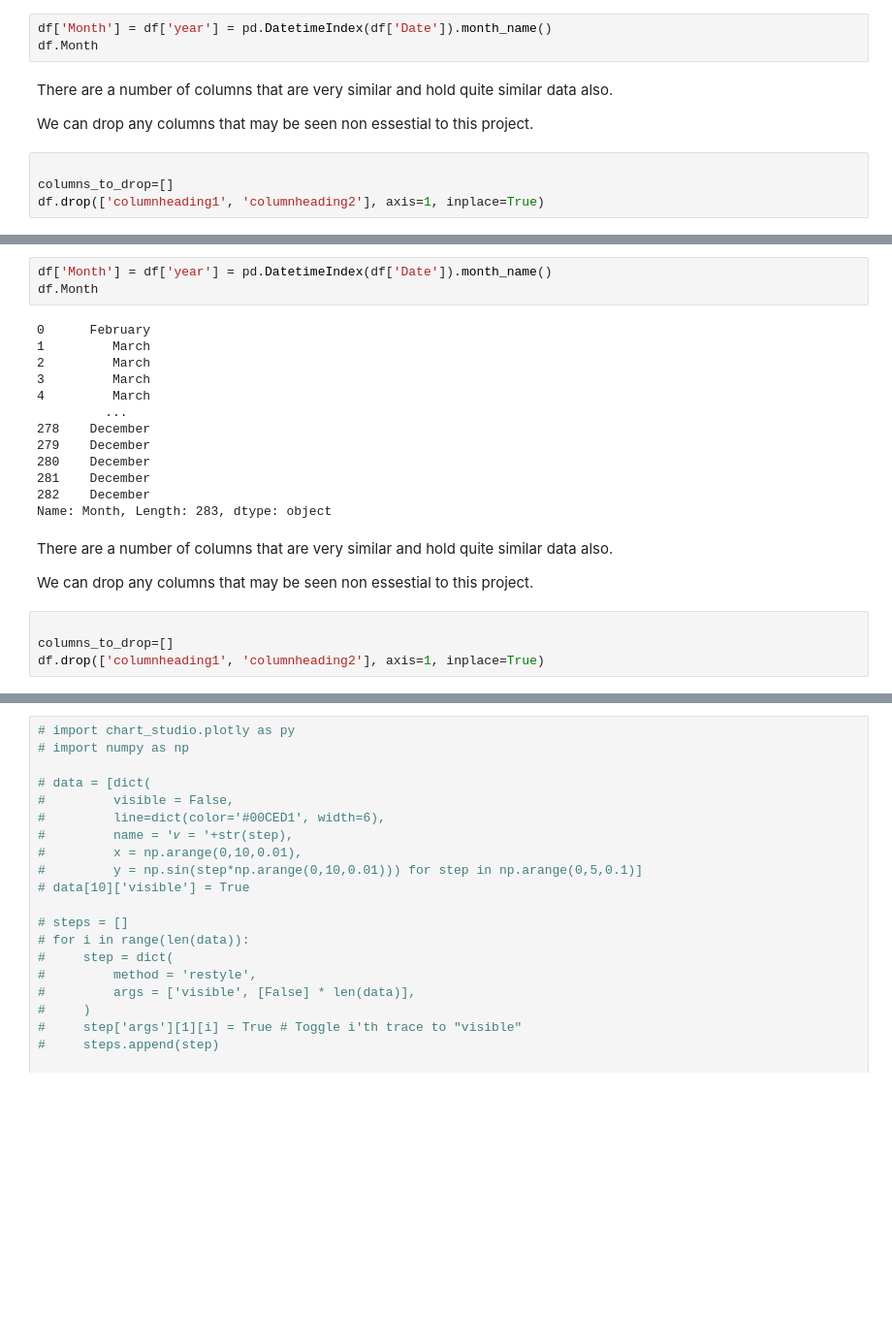
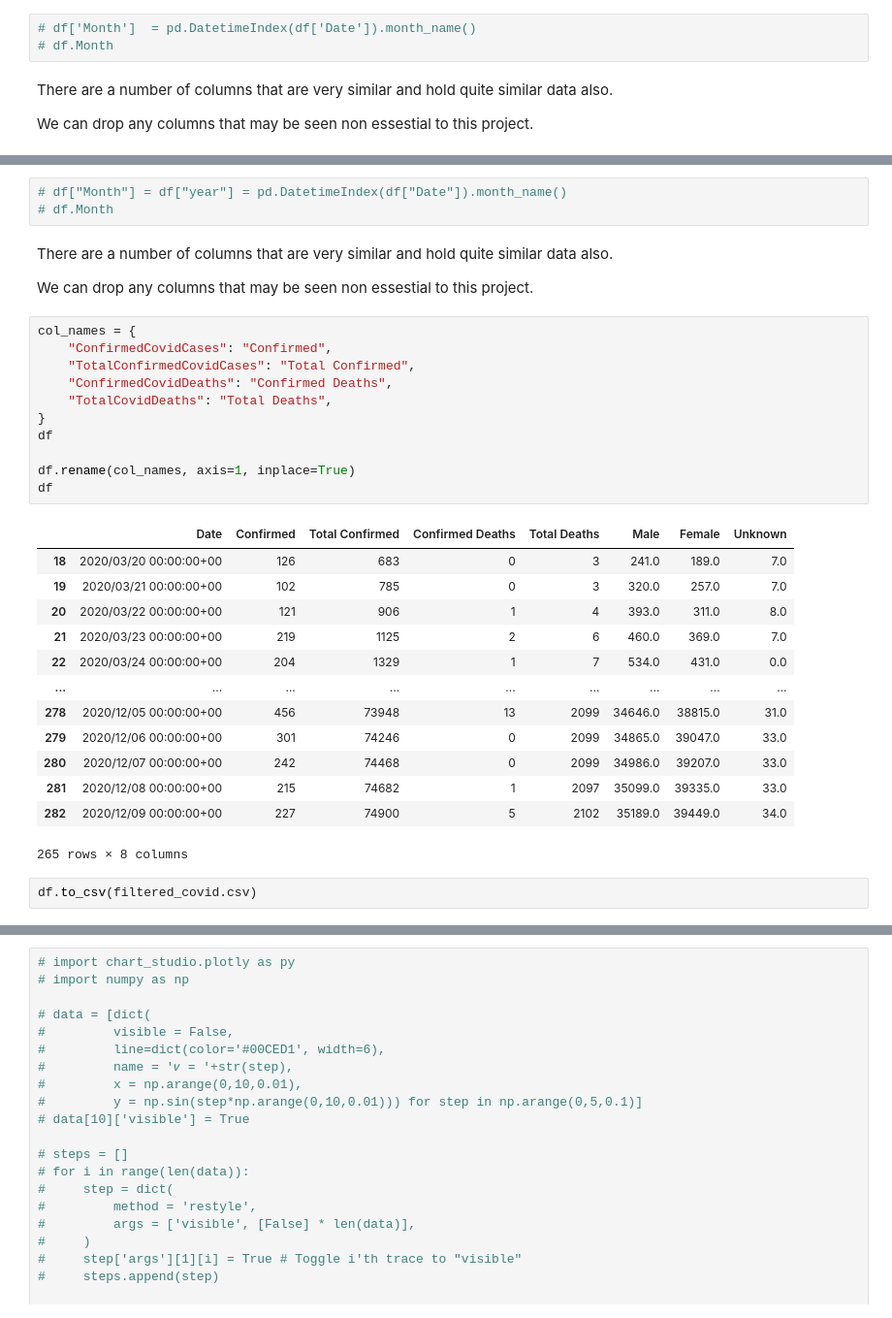
Before and after one commit to bhoy-troy/Plotly-Flask, a Jupyter notebook: notebooks/covid1.ipynb, the cells around one changed output, grey strips where cells are left out. Shown at 97% size. Saved outputs shown, nothing was run; the diff lists cells and outputs as text; blank space fills up the shorter version.

```diff
--- a/notebooks/covid1.ipynb
+++ b/notebooks/covid1.ipynb
@@ -136,11 +154,7 @@ Lets add a month column
 # %%
-df['Month'] = df['year'] = pd.DatetimeIndex(df['Date']).month_name()
-df.Month
+# df['Month']  = pd.DatetimeIndex(df['Date']).month_name()
+# df.Month
 # %% [markdown]
 There are a number of columns that are very similar and hold quite similar data also.
 
 We can drop any columns that may be seen non essestial to this project.
-# %%
-
-columns_to_drop=[]
-df.drop(['columnheading1', 'columnheading2'], axis=1, inplace=True)
@@ -182,24 +202,34 @@ fig.write_image("transmission.svg")
 # %%
-df['Month'] = df['year'] = pd.DatetimeIndex(df['Date']).month_name()
-df.Month
+# df["Month"] = df["year"] = pd.DatetimeIndex(df["Date"]).month_name()
+# df.Month
-# %% [output]
-0      February
-1         March
-2         March
-3         March
-4         March
-         ...
-278    December
-279    December
-280    December
-281    December
-282    December
-Name: Month, Length: 283, dtype: object
 # %% [markdown]
 There are a number of columns that are very similar and hold quite similar data also.
 
 We can drop any columns that may be seen non essestial to this project.
-# %%
-
-columns_to_drop=[]
-df.drop(['columnheading1', 'columnheading2'], axis=1, inplace=True)
+# %%
+col_names = {
+    "ConfirmedCovidCases": "Confirmed",
+    "TotalConfirmedCovidCases": "Total Confirmed",
+    "ConfirmedCovidDeaths": "Confirmed Deaths",
+    "TotalCovidDeaths": "Total Deaths",
+}
+df
+
+df.rename(col_names, axis=1, inplace=True)
+df
+# %% [output]
+|  | Date | Confirmed | Total Confirmed | Confirmed Deaths | Total Deaths | Male | Female | Unknown |
+| 18 | 2020/03/20 00:00:00+00 | 126 | 683 | 0 | 3 | 241.0 | 189.0 | 7.0 |
+| 19 | 2020/03/21 00:00:00+00 | 102 | 785 | 0 | 3 | 320.0 | 257.0 | 7.0 |
+| 20 | 2020/03/22 00:00:00+00 | 121 | 906 | 1 | 4 | 393.0 | 311.0 | 8.0 |
+| 21 | 2020/03/23 00:00:00+00 | 219 | 1125 | 2 | 6 | 460.0 | 369.0 | 7.0 |
+| 22 | 2020/03/24 00:00:00+00 | 204 | 1329 | 1 | 7 | 534.0 | 431.0 | 0.0 |
+| ... | ... | ... | ... | ... | ... | ... | ... | ... |
+| 278 | 2020/12/05 00:00:00+00 | 456 | 73948 | 13 | 2099 | 34646.0 | 38815.0 | 31.0 |
+| 279 | 2020/12/06 00:00:00+00 | 301 | 74246 | 0 | 2099 | 34865.0 | 39047.0 | 33.0 |
+| 280 | 2020/12/07 00:00:00+00 | 242 | 74468 | 0 | 2099 | 34986.0 | 39207.0 | 33.0 |
+| 281 | 2020/12/08 00:00:00+00 | 215 | 74682 | 1 | 2097 | 35099.0 | 39335.0 | 33.0 |
+| 282 | 2020/12/09 00:00:00+00 | 227 | 74900 | 5 | 2102 | 35189.0 | 39449.0 | 34.0 |
+265 rows × 8 columns
+# %%
+df.to_csv(filtered_covid.csv)
```
Also changed, not shown: parts of 38 cells of this notebook, 3 other files.
